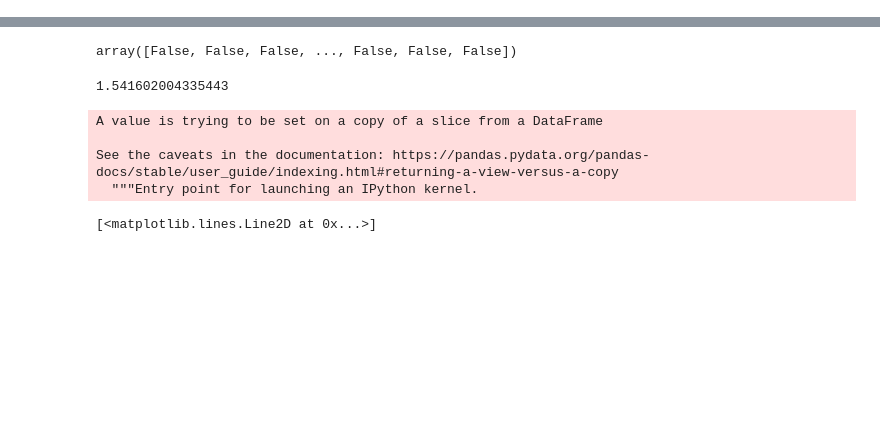
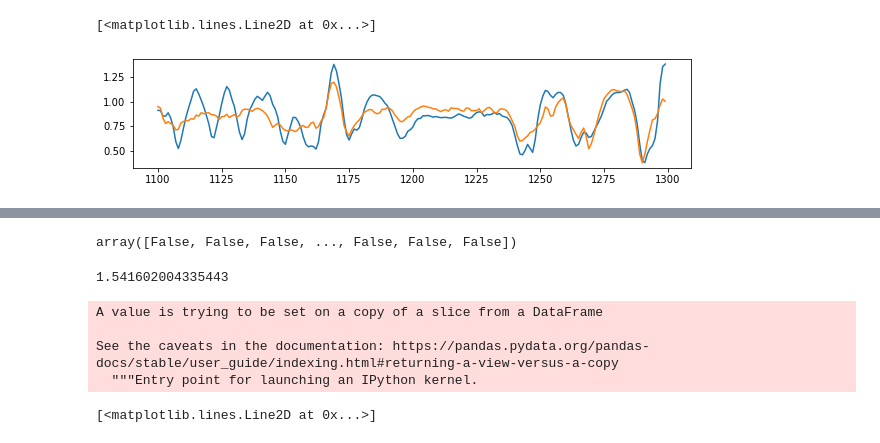
Before and after one commit to wangjk321/HiC1Dmetrics, a Jupyter notebook: ForTest.ipynb, the cells around one changed output, grey strips where cells are left out. Cells and saved outputs as stored; diff of their text form; code cells hidden in the pictures; blank space fills up the shorter version.

```diff
--- a/ForTest.ipynb
+++ b/ForTest.ipynb
@@ -12,0 +18,10 @@ cmap2= LinearSegmentedColormap.from_list("custom2",['#1310cc', '#FFFFFF', '#d10a
+# %%
+c = InsulationScore("test_data/Control_1/observed.KR.chr21.matrix.gz",25000,"chr21").getIS().InsulationScore
+t = InsulationScore("test_data/Rad21KD_1/observed.KR.chr21.matrix.gz",25000,"chr21").getIS().InsulationScore
+# %%
+plt.figure(figsize=(10,2))
+plt.plot(c[1100:1300])
+plt.plot(t[1100:1300])
+# %% [output]
+[<matplotlib.lines.Line2D at 0x...>]
+[figure, added]
```
Also changed, not shown: parts of 6 cells of this notebook, 2 other files.
